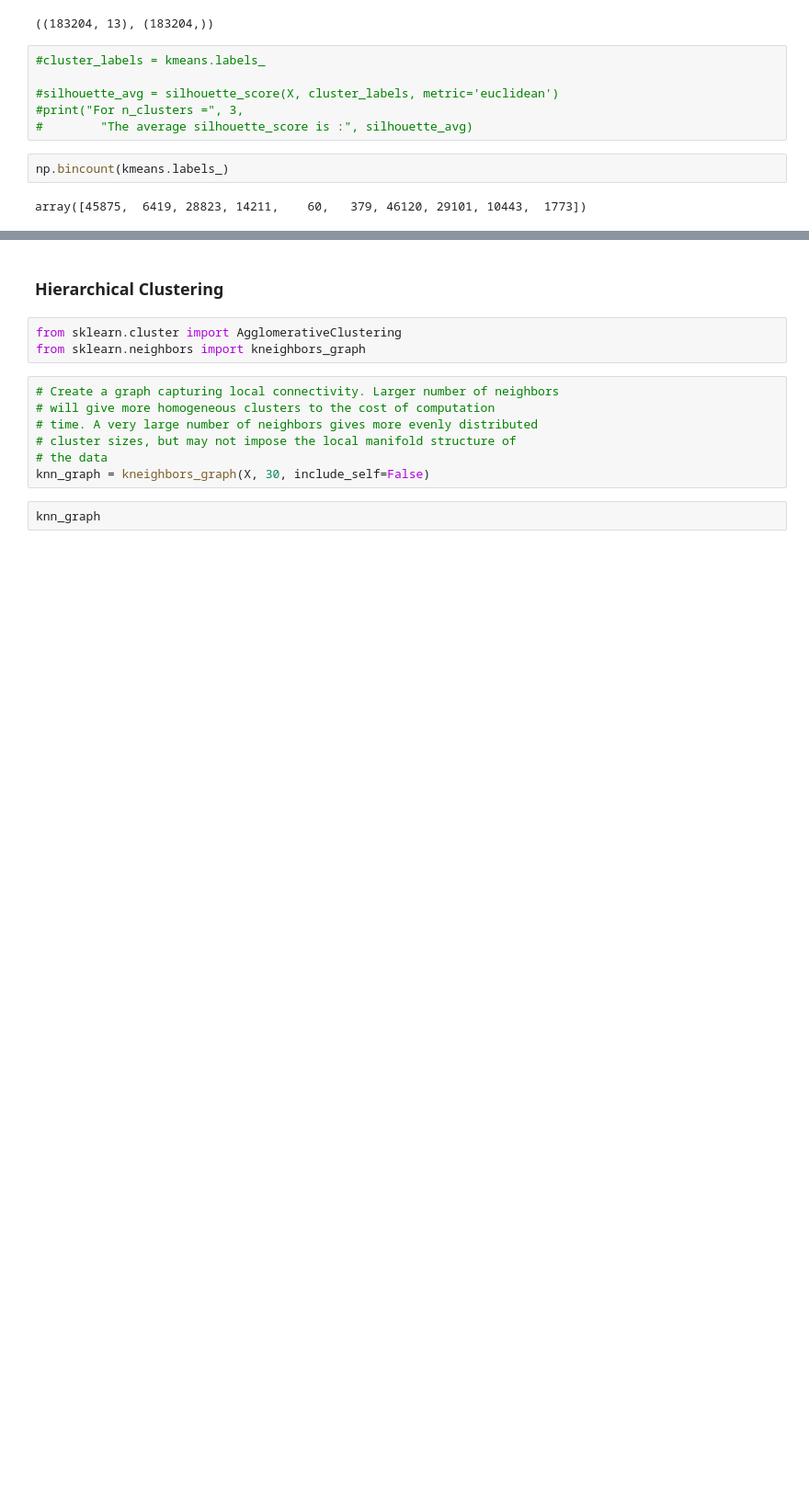
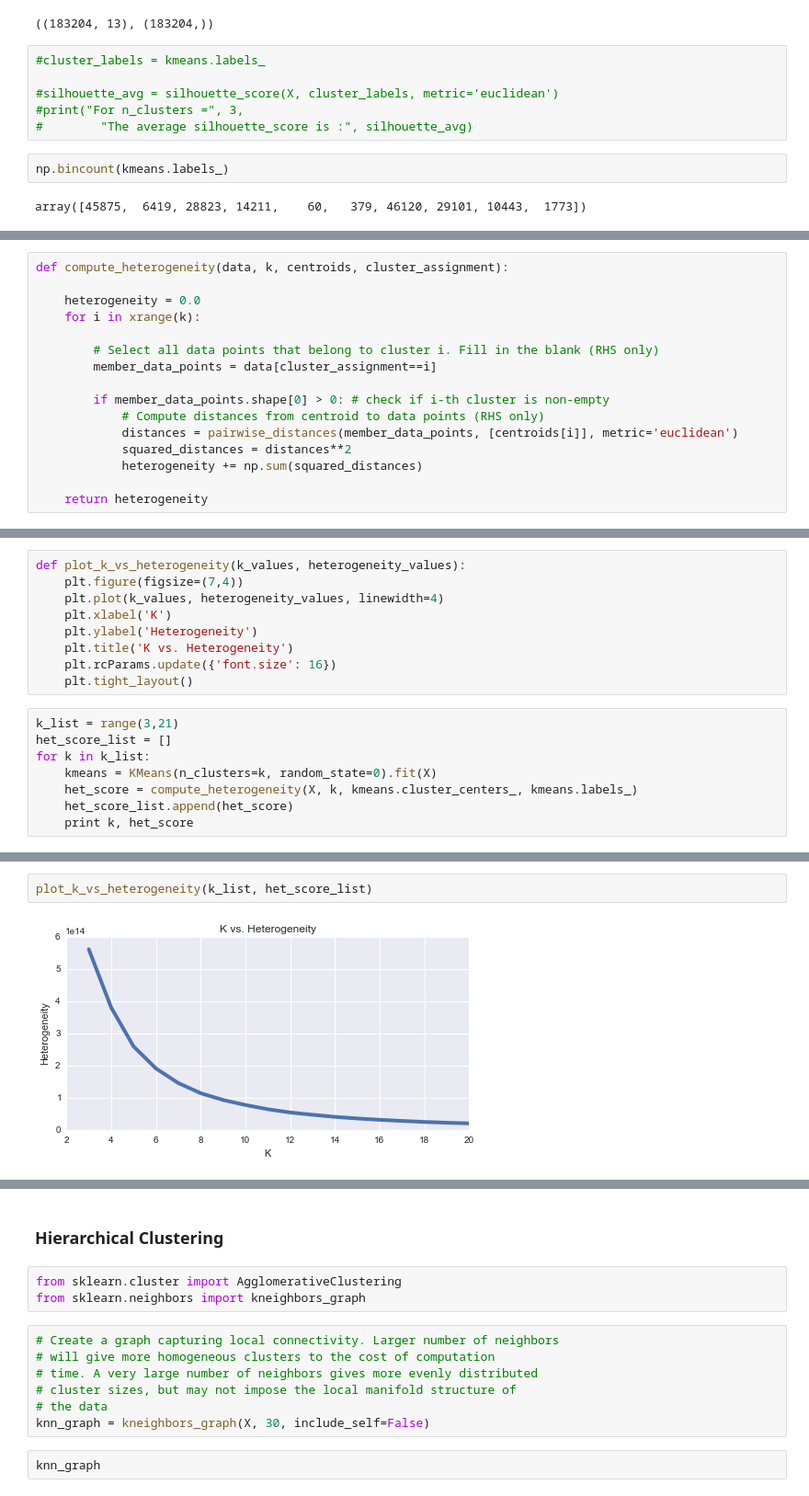
Before and after one commit to Nafisur-jspl/song-recommendation, a Jupyter notebook: Spotify_song_clustering.ipynb, the cells around one changed output, grey strips where cells are left out. Shown at 92% size. Cells and saved outputs as stored; diff of their text form; blank space fills up the shorter version.

```diff
--- a/Spotify_song_clustering.ipynb
+++ b/Spotify_song_clustering.ipynb
@@ -79,0 +148,16 @@ array([45875,  6419, 28823, 14211,    60,   379, 46120, 29101, 10443,  1773])
+# %%
+def compute_heterogeneity(data, k, centroids, cluster_assignment):
+
+    heterogeneity = 0.0
+    for i in xrange(k):
+
+        # Select all data points that belong to cluster i. Fill in the blank (RHS only)
+        member_data_points = data[cluster_assignment==i]
+
+        if member_data_points.shape[0] > 0: # check if i-th cluster is non-empty
+            # Compute distances from centroid to data points (RHS only)
+            distances = pairwise_distances(member_data_points, [centroids[i]], metric='euclidean')
+            squared_distances = distances**2
+            heterogeneity += np.sum(squared_distances)
+
+    return heterogeneity
@@ -79,0 +168,17 @@ array([45875,  6419, 28823, 14211,    60,   379, 46120, 29101, 10443,  1773])
+# %%
+def plot_k_vs_heterogeneity(k_values, heterogeneity_values):
+    plt.figure(figsize=(7,4))
+    plt.plot(k_values, heterogeneity_values, linewidth=4)
+    plt.xlabel('K')
+    plt.ylabel('Heterogeneity')
+    plt.title('K vs. Heterogeneity')
+    plt.rcParams.update({'font.size': 16})
+    plt.tight_layout()
+# %%
+k_list = range(3,21)
+het_score_list = []
+for k in k_list:
+    kmeans = KMeans(n_clusters=k, random_state=0).fit(X)
+    het_score = compute_heterogeneity(X, k, kmeans.cluster_centers_, kmeans.labels_)
+    het_score_list.append(het_score)
+    print k, het_score
@@ -79,0 +204,4 @@ array([45875,  6419, 28823, 14211,    60,   379, 46120, 29101, 10443,  1773])
+# %%
+plot_k_vs_heterogeneity(k_list, het_score_list)
+# %% [output]
+[figure, added]
```
Also changed, not shown: parts of 53 cells of this notebook, 1 other file.
